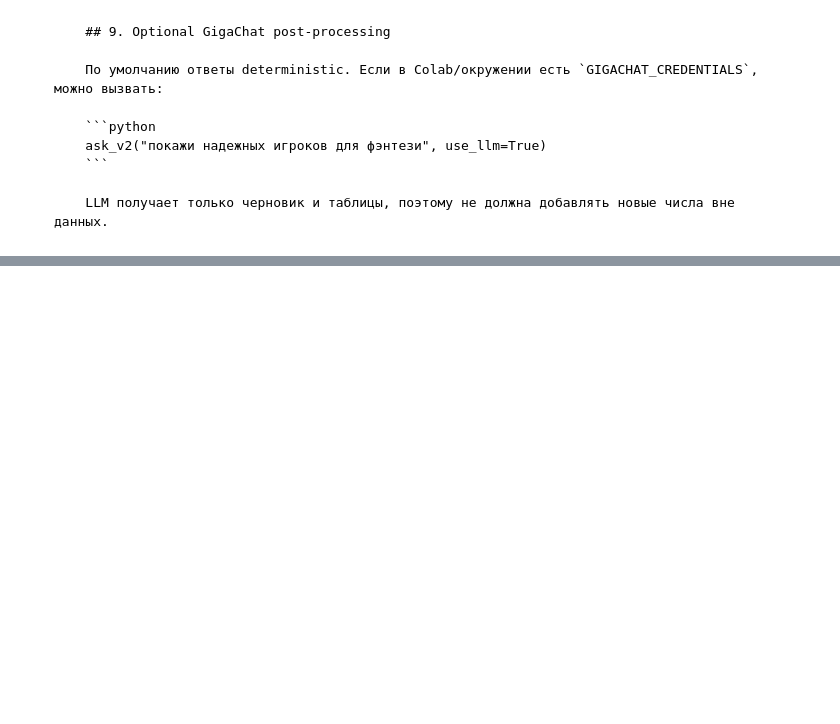
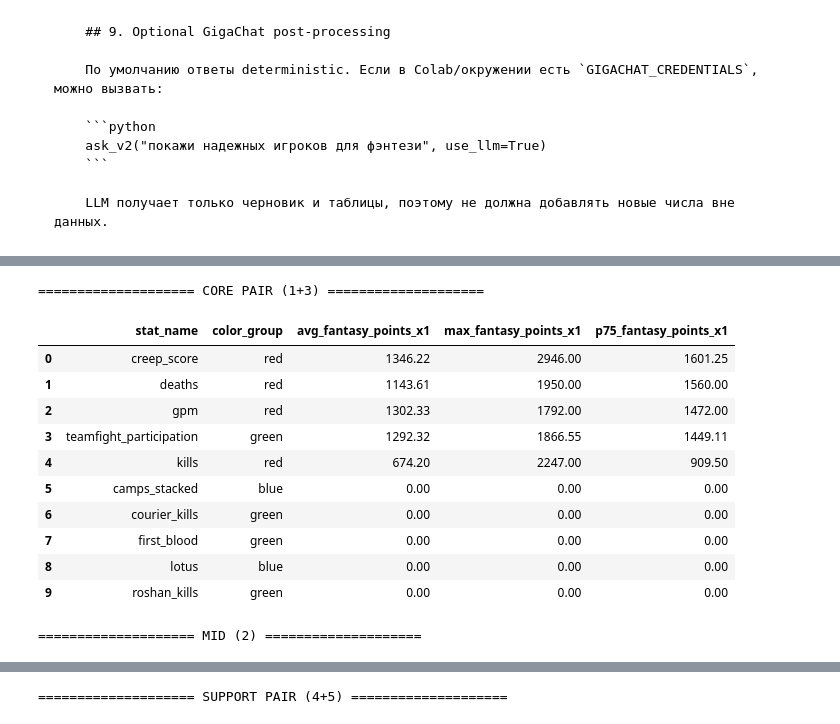
Before and after one commit to Qriznapi/fantasy-analytics, a Jupyter notebook: notebooks/ewc2026_fact_agent_demo.ipynb, the cells around one changed output, grey strips where cells are left out. Saved outputs shown, nothing was run; the diff lists cells and outputs as text; code cells hidden in the pictures; blank space fills up the shorter version.

```diff
--- a/notebooks/ewc2026_fact_agent_demo.ipynb
+++ b/notebooks/ewc2026_fact_agent_demo.ipynb
@@ -222,0 +705,72 @@ print(f"{sys.executable} {TESTS_PATH}")
+# %%
+# ## 3.1 Рейтинг fantasy-показателей для всех ролей при коэффициенте 1.0
+
+import sqlite3
+import pandas as pd
+
+def get_stat_ranking(positions, group_label):
+    con = sqlite3.connect(DB_PATH)
+
+    # Определяем условия фильтрации: для пар нужно наличие обоих игроков в матче, для мидера - один игрок
+    pos_list = ", ".join(map(str, positions))
+    count_check = f"HAVING COUNT(DISTINCT pir.official_position) = {len(positions)}"
+
+    sql = f"""
+    WITH target_maps AS (
+        SELECT f.match_id, f.team_name
+        FROM player_game_fantasy_summary f
+        JOIN player_identity_registry pir ON pir.account_id = f.account_id AND pir.team_name = f.team_name
+        WHERE pir.official_position IN ({pos_list})
+        GROUP BY f.match_id, f.team_name
+        {count_check}
+    ),
+    stat_points AS (
+        SELECT
+            c.match_id, c.team_name, sc.stat_name,
+            COALESCE(sc.emblem_color, 'unknown') AS color_group,
+            AVG(COALESCE(sp.base_points, 0.0)) AS avg_points_x1
+        FROM target_maps c
+        JOIN player_game_fantasy_summary f ON f.match_id = c.match_id AND f.team_name = c.team_name
+        JOIN player_identity_registry pir ON pir.account_id = f.account_id AND pir.official_position IN ({pos_list})
+        JOIN fantasy_scoring_stat_catalog sc ON 1 = 1
+        LEFT JOIN fantasy_player_map_stat_points sp ON sp.match_id = f.match_id AND sp.account_id = f.account_id AND sp.stat_name = sc.stat_name
+        GROUP BY c.match_id, c.team_name, sc.stat_name, sc.emblem_color
+    ),
+    ranked AS (
+        SELECT
+            stat_name, color_group, avg_points_x1,
+            ROW_NUMBER() OVER (PARTITION BY stat_name ORDER BY avg_points_x1) AS rn,
+            COUNT(*) OVER (PARTITION BY stat_name) AS cnt
+        FROM stat_points
+    )
+    SELECT
+        stat_name, color_group,
+        ROUND(AVG(avg_points_x1), 2) AS avg_fantasy_points_x1,
+        ROUND(MAX(avg_points_x1), 2) AS max_fantasy_points_x1,
+        ROUND(AVG(CASE WHEN rn IN (CAST(((cnt - 1) * 0.75) AS INTEGER) + 1, CAST(((cnt - 1) * 0.75) AS INTEGER) + 2) THEN avg_points_x1 END), 2) AS p75_fantasy_points_x1
+    FROM ranked
+    GROUP BY stat_name, color_group
+    ORDER BY p75_fantasy_points_x1 DESC
+    """
+    df = pd.read_sql_query(sql, con)
+    con.close()
+    return df
+
+for label, pos in [("CORE PAIR (1+3)", [1, 3]), ("MID (2)", [2]), ("SUPPORT PAIR (4+5)", [4, 5])]:
+    print(f"\n{'='*20} {label} {'='*20}")
+    ranking = get_stat_ranking(pos, label)
+    display(ranking.head(10))
+# %% [output]
+==================== CORE PAIR (1+3) ====================
+|  | stat_name | color_group | avg_fantasy_points_x1 | max_fantasy_points_x1 | p75_fantasy_points_x1 |
+| 0 | creep_score | red | 1346.22 | 2946.00 | 1601.25 |
+| 1 | deaths | red | 1143.61 | 1950.00 | 1560.00 |
+| 2 | gpm | red | 1302.33 | 1792.00 | 1472.00 |
+| 3 | teamfight_participation | green | 1292.32 | 1866.55 | 1449.11 |
+| 4 | kills | red | 674.20 | 2247.00 | 909.50 |
+| 5 | camps_stacked | blue | 0.00 | 0.00 | 0.00 |
+| 6 | courier_kills | green | 0.00 | 0.00 | 0.00 |
+| 7 | first_blood | green | 0.00 | 0.00 | 0.00 |
+| 8 | lotus | blue | 0.00 | 0.00 | 0.00 |
+| 9 | roshan_kills | green | 0.00 | 0.00 | 0.00 |
+==================== MID (2) ====================
@@ -222,0 +788 @@ print(f"{sys.executable} {TESTS_PATH}")
+==================== SUPPORT PAIR (4+5) ====================
```
Also changed, not shown: parts of 16 cells of this notebook, 19 other files.
